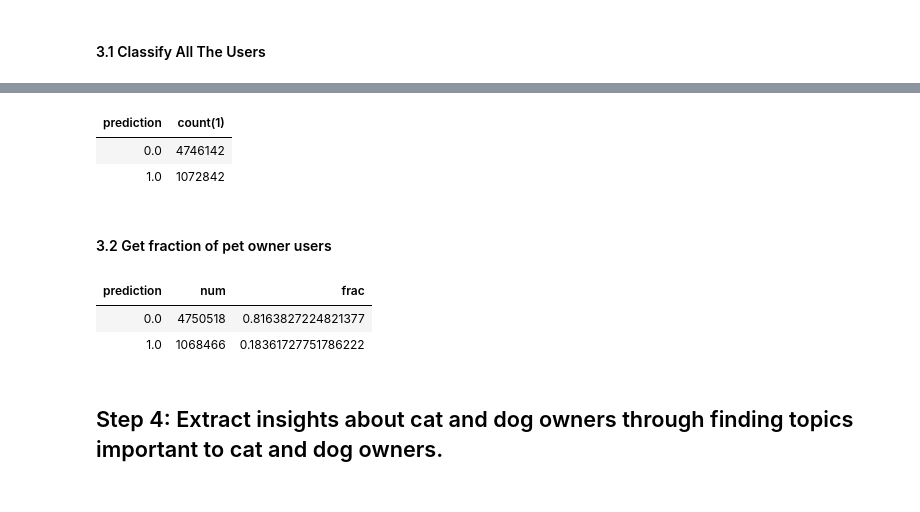
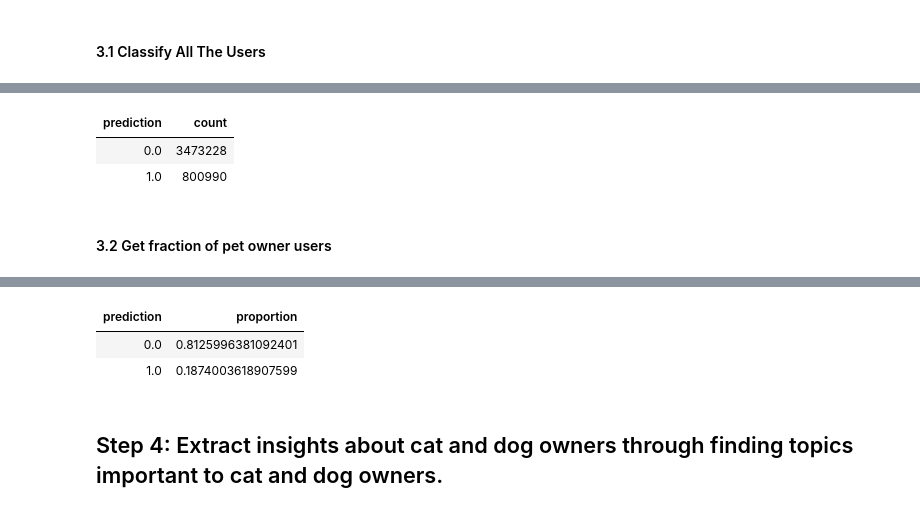
Before and after one commit to XinkaiWang515/Youtube-data-analysis, a Jupyter notebook: Spark_Youtube_data_analysis.ipynb, the cells around one changed output, grey strips where cells are left out. Saved outputs shown, nothing was run; the diff lists cells and outputs as text; code cells hidden in the pictures.

```diff
--- a/Spark_Youtube_data_analysis.ipynb
+++ b/Spark_Youtube_data_analysis.ipynb
@@ -41,7 +134,7 @@ from pyspark.sql.functions import col
 
 # you can user your ways to extract the label
 
-df_clean = df_clean.withColumn("label", \
+df_classify_user = df_w_comment.withColumn("label", \
                            (when(col("comment").like("%my dog%"), 1) \
                            .when(col("comment").like("%I have a dog%"), 1) \
                            .when(col("comment").like("%my cat%"), 1) \
@@ -54,7 +147,7 @@ df_clean = df_clean.withColumn("label", \
 
 # (large,small)=df_clean.filter(col('label')==1).randomSplit([0.99, 0.01],seed = 100)
 # df_clean = small
-df_clean.createOrReplaceTempView('iden_owner')
+df_classify_user.createOrReplaceTempView('iden_owner')
 # %% [output]
 [interactive output not drawn]
 # %%
@@ -92,8 +181,8 @@ from pyspark.ml import Pipeline
 pipeline = Pipeline(stages=[regexTokenizer, remover, word2Vec])
 
 # Fit the pipeline to training documents.
-pipelineFit = pipeline.fit(df_clean)
-dataset = pipelineFit.transform(df_clean)
+pipelineFit = pipeline.fit(df_classify_user)
+dataset = pipelineFit.transform(df_classify_user)
 # %% [output]
 [interactive output not drawn]
 # %%
@@ -237,0 +329,7 @@ evaluator.evaluate(rf_predict)
+# %%
+lr_path = 'Filestore/model/best_lr_model'
+rf_path = 'Filestore/model/best_rf_model'
+gbt_path = 'Filestore/model/best_gbt_model'
+lr_model = LogisticRegressionModel.load(lr_path)
+rf_model = RandomForestClassificationModel.load(rf_path)
+gbt_model = GBTClassificationModel.load(gbt_path)
@@ -265,51 +367,34 @@ Group by 1,2
 # %% [markdown]
 #### 3.1 Classify All The Users
 # %%
-prediction = cv_rfModel.transform(dataset)
+prediction = rf_model.transform(dataset)
 # %% [output]
 [interactive output not drawn]
+# %%
+display(prediction.groupby('prediction').count())
+# %% [output]
+| prediction | count |
+| 0.0 | 3473228 |
+| 1.0 | 800990 |
+# %% [markdown]
+#### 3.2 Get fraction of pet owner users
 # %%
 prediction.createOrReplaceTempView('predict')
 # %% [output]
 [interactive output not drawn]
-# %%
-%sql
-
-Select prediction,count(*)
-From predict
-Group by 1
-
--- have a look at classification for all data
-# %% [output]
-| prediction | count(1) |
-| 0.0 | 4746142 |
-| 1.0 | 1072842 |
-# %% [markdown]
-#### 3.2 Get fraction of pet owner users
 # %%
 %sql
 
-with total as
-(
-Select count(*) as total
+Select prediction, num/total as proportion
+From
+(Select prediction, count(*) as num
 From predict
-),
-par as
-(
-Select prediction,count(*) as num
-From predict
-Group by 1
-)
-
-Select prediction, num, num/total as frac
-From par
-cross join total
-
--- have a look at total fraction
+Group by 1) p
+Cross Join (Select count(*) as total From predict) t
 # %% [output]
-| prediction | num | frac |
-| 0.0 | 4750518 | 0.8163827224821377 |
-| 1.0 | 1068466 | 0.18361727751786222 |
+| prediction | proportion |
+| 0.0 | 0.8125996381092401 |
+| 1.0 | 0.1874003618907599 |
 # %% [markdown]
 ## Step 4: Extract insights about cat and dog owners through finding topics important to cat and dog owners.
 # %% [markdown]
```
Also changed, not shown: parts of 63 cells of this notebook.
